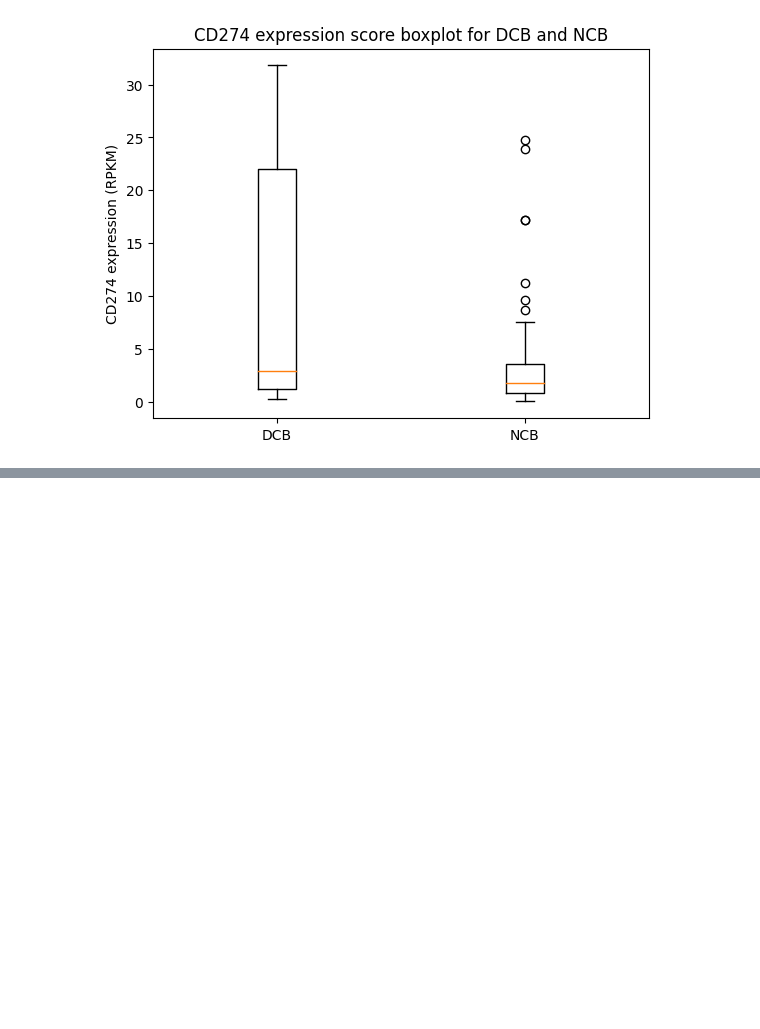
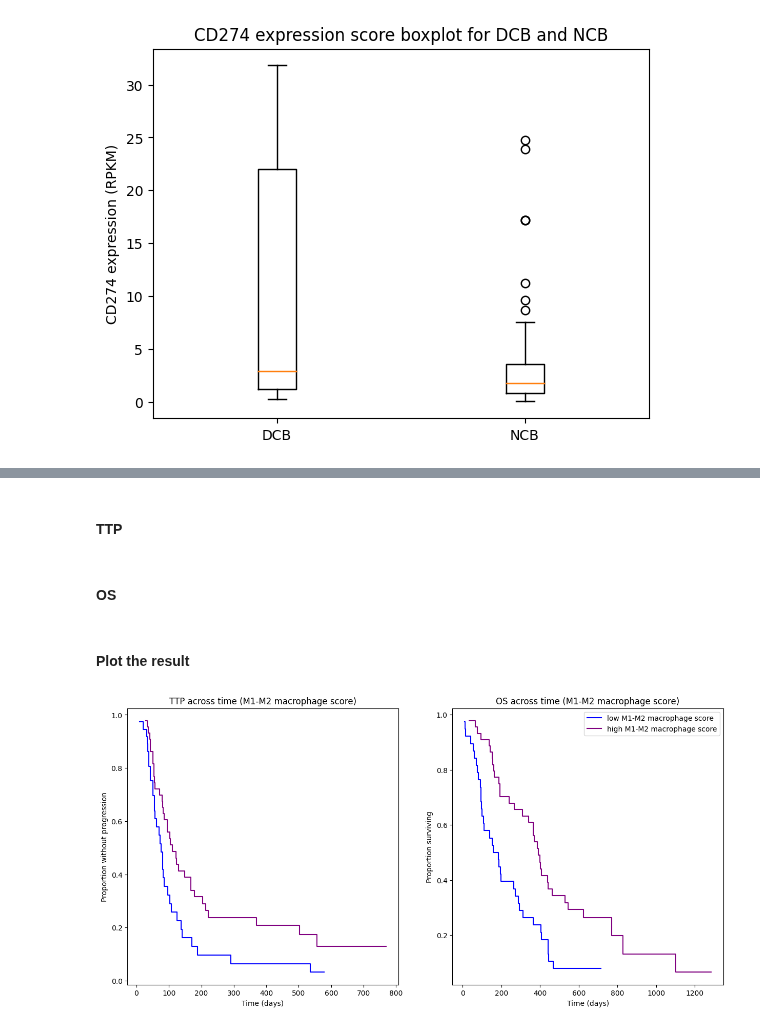
Before and after one commit to Arthur8754/mutational-signatures, a Jupyter notebook: stats-article.ipynb, the cells around one changed output, grey strips where cells are left out. Saved outputs shown, nothing was run; the diff lists cells and outputs as text; code cells hidden in the pictures; blank space fills up the shorter version.

```diff
--- a/stats-article.ipynb
+++ b/stats-article.ipynb
@@ -155,0 +421,5 @@ plotter.boxplot_values(dcb_group["CD274 expression"], ncb_group["CD274 expressio
+# %%
+# Splitting
+low_m1m2, high_m1m2 = split_by_threshold(df, "M1M2 expression", 8.51)
+display(low_m1m2)
+display(high_m1m2)
@@ -155,0 +461,43 @@ plotter.boxplot_values(dcb_group["CD274 expression"], ncb_group["CD274 expressio
+# %% [markdown]
+#### TTP
+# %%
+# Formatting the data for the Kaplan Meier estimator
+km_low_m1m2_ttp = np.array(list((low_m1m2[['Progression_1','Time to progression (days)']].itertuples(index=False, name=None))),dtype=[('Progression_1', '?'), ('Time to progression (days)', '<f8')])
+km_high_m1m2_ttp = np.array(list((high_m1m2[['Progression_1','Time to progression (days)']].itertuples(index=False, name=None))),dtype=[('Progression_1', '?'), ('Time to progression (days)', '<f8')])
+
+# Estimating the TTP curves
+time_low_m1m2_ttp, ttp_low_m1m2 = km_estimator.estimate_survival_function(km_low_m1m2_ttp['Progression_1'],km_low_m1m2_ttp['Time to progression (days)'])
+time_high_m1m2_ttp, ttp_high_m1m2 = km_estimator.estimate_survival_function(km_high_m1m2_ttp['Progression_1'],km_high_m1m2_ttp['Time to progression (days)'])
+# %% [markdown]
+#### OS
+# %%
+# Formatting the data for the Kaplan Meier estimator
+km_low_m1m2_os = np.array(list((low_m1m2[['Alive_0','Overall survival (days)']].itertuples(index=False, name=None))),dtype=[('Alive_0', '?'), ('Overall survival (days)', '<f8')])
+km_high_m1m2_os = np.array(list((high_m1m2[['Alive_0','Overall survival (days)']].itertuples(index=False, name=None))),dtype=[('Alive_0', '?'), ('Overall survival (days)', '<f8')])
+
+# Estimating the OS curves
+time_low_m1m2_os, os_low_m1m2 = km_estimator.estimate_survival_function(km_low_m1m2_os['Alive_0'],km_low_m1m2_os['Overall survival (days)'])
+time_high_m1m2_os, os_high_m1m2 = km_estimator.estimate_survival_function(km_high_m1m2_os['Alive_0'],km_high_m1m2_os['Overall survival (days)'])
+# %% [markdown]
+#### Plot the result
+# %%
+fig, ax = plt.subplots(1,2,figsize=(15,7))
+
+# TTP :
+ax[0].step(time_low_m1m2_ttp, ttp_low_m1m2, where='post',color='blue',label='low M1-M2 macrophage score')
+ax[0].step(time_high_m1m2_ttp, ttp_high_m1m2, where='post',color='purple',label='high M1-M2 macrophage score')
+ax[0].set_xlabel('Time (days)')
+ax[0].set_ylabel('Proportion without progression')
+ax[0].set_title('TTP across time (M1-M2 macrophage score)')
+
+# OS :
+ax[1].step(time_low_m1m2_os, os_low_m1m2, where='post',color='blue',label='low M1-M2 macrophage score')
+ax[1].step(time_high_m1m2_os, os_high_m1m2, where='post',color='purple',label='high M1-M2 macrophage score')
+ax[1].set_xlabel('Time (days)')
+ax[1].set_ylabel('Proportion surviving')
+ax[1].set_title('OS across time (M1-M2 macrophage score)')
+
+plt.legend()
+plt.savefig('figures/survival-m1m2.png')
+# %% [output]
+[figure, added]
```
Also changed, not shown: parts of 41 cells of this notebook, 1 other file.
